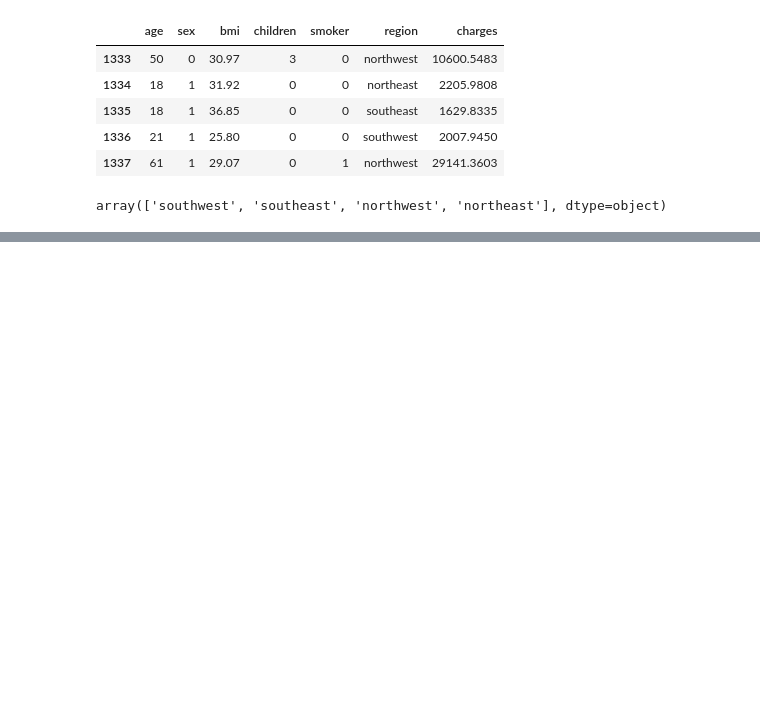
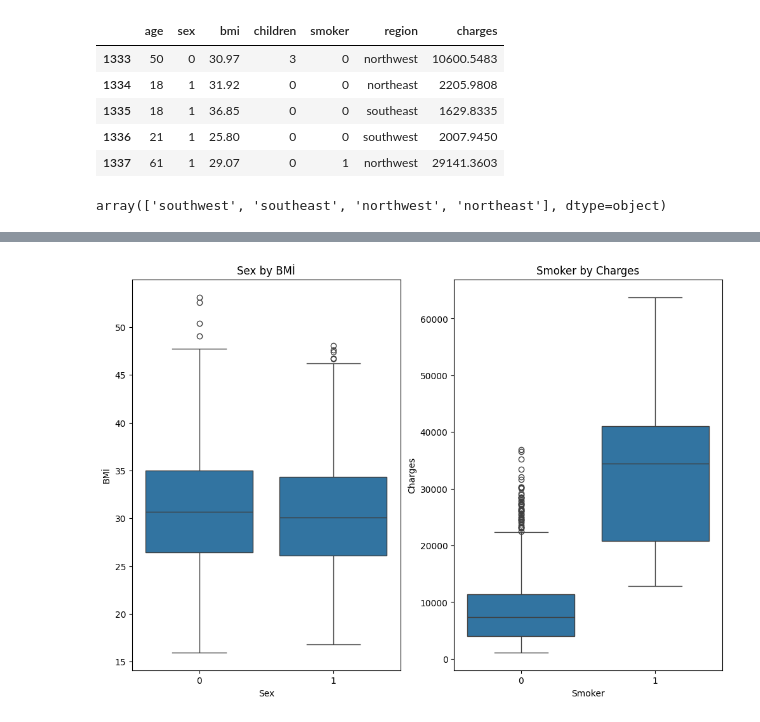
Before and after one commit to elifduman23/MachineLearning-MedicalCostPersonal, a Jupyter notebook: medical-cost-personal-linear-regression.ipynb, the cells around one changed output, grey strips where cells are left out. Saved outputs shown, nothing was run; the diff lists cells and outputs as text; code cells hidden in the pictures; blank space fills up the shorter version.

```diff
--- a/medical-cost-personal-linear-regression.ipynb
+++ b/medical-cost-personal-linear-regression.ipynb
@@ -125,0 +146,15 @@ array(['southwest', 'southeast', 'northwest', 'northeast'], dtype=object)
+# %%
+plt.figure(figsize=(12,8))
+plt.subplot(1,2,1)
+sns.boxplot(x="sex",y="bmi",data=data)
+plt.title("Sex by BMİ")
+plt.xlabel("Sex")
+plt.ylabel("BMİ")
+plt.subplot(1,2,2)
+sns.boxplot(x="smoker",y="charges",data=data)
+plt.title("Smoker by Charges")
+plt.xlabel("Smoker")
+plt.ylabel("Charges")
+plt.show()
+# %% [output]
+[figure, added]
```
Also changed, not shown: parts of 11 cells of this notebook.
